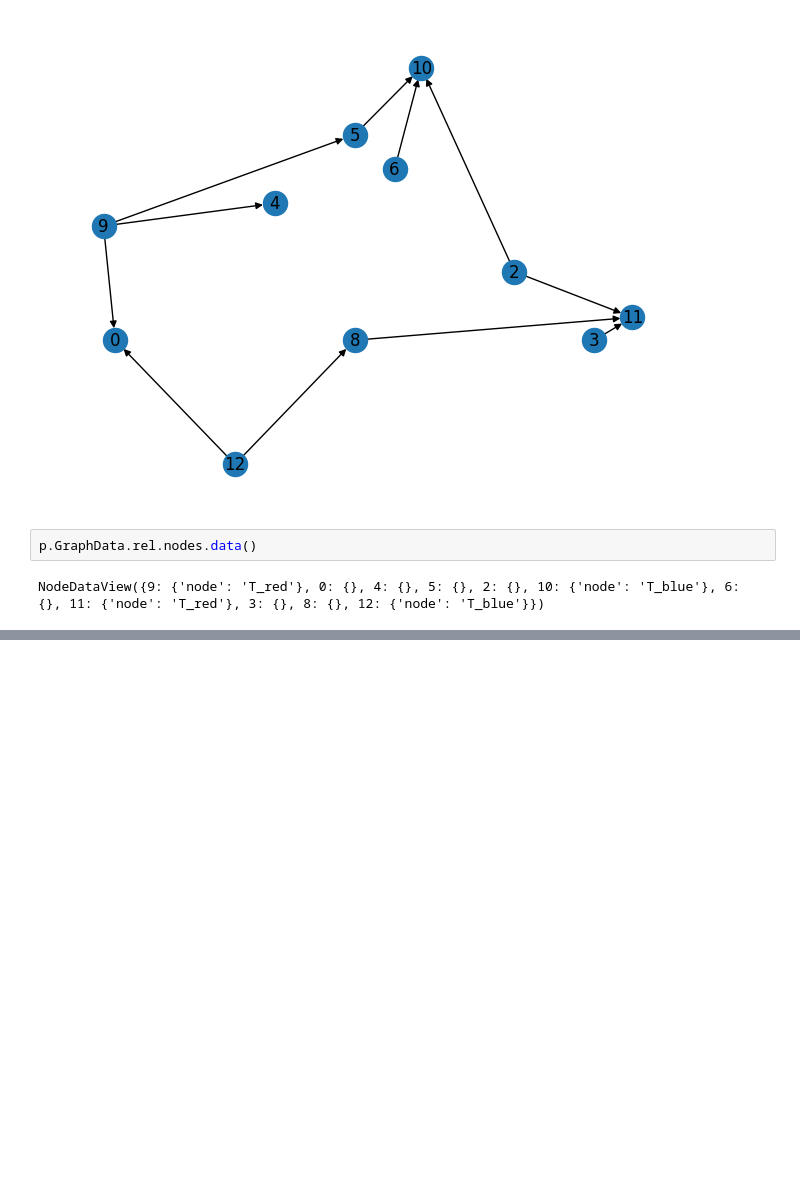
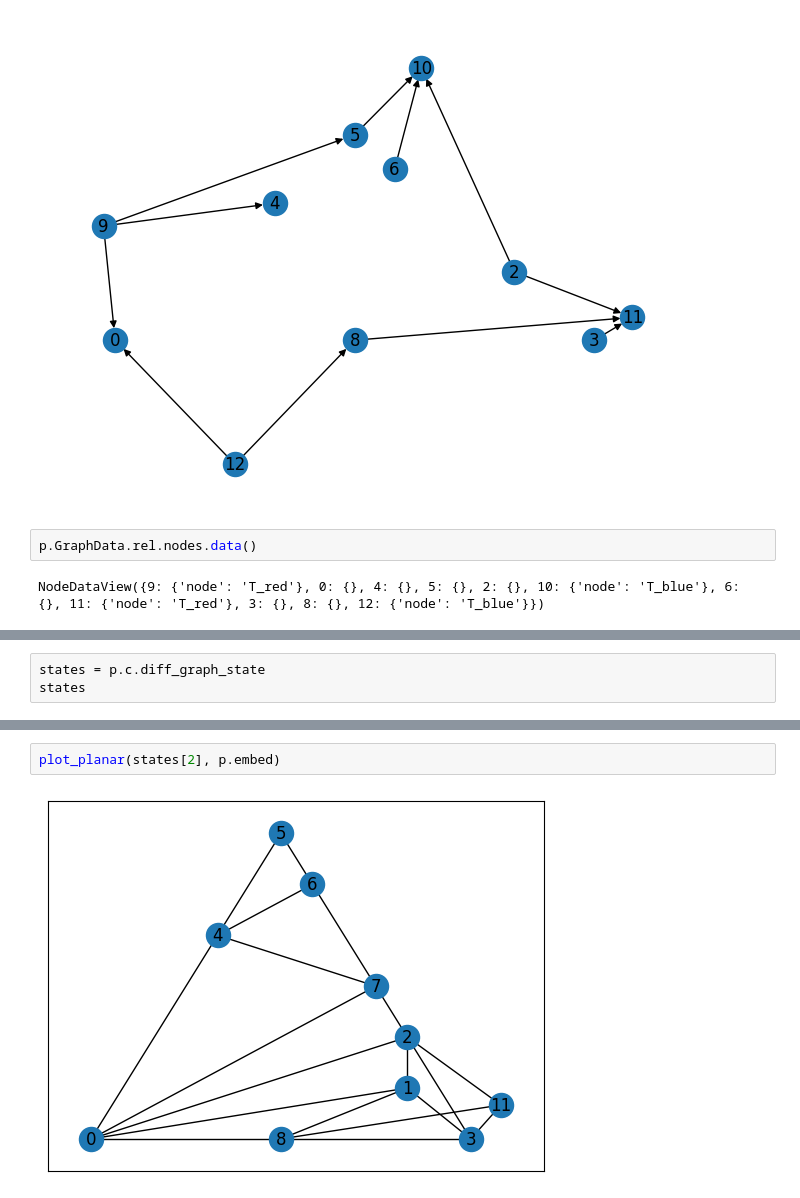
Before and after one commit to juliet29/bisht2022, a Jupyter notebook: test13_rcanon_color.ipynb, the cells around one changed output, grey strips where cells are left out. Saved outputs shown, nothing was run; the diff lists cells and outputs as text; blank space fills up the shorter version.

```diff
--- a/test13_rcanon_color.ipynb
+++ b/test13_rcanon_color.ipynb
@@ -44,0 +82,3 @@ NodeDataView({9: {'node': 'T_red'}, 0: {}, 4: {}, 5: {}, 2: {}, 10: {'node': 'T_
+# %%
+states = p.c.diff_graph_state
+states
@@ -44,0 +97,4 @@ NodeDataView({9: {'node': 'T_red'}, 0: {}, 4: {}, 5: {}, 2: {}, 10: {'node': 'T_
+# %%
+plot_planar(states[2], p.embed)
+# %% [output]
+[figure, added]
```
Also changed, not shown: parts of 10 cells of this notebook, 4 other files.
